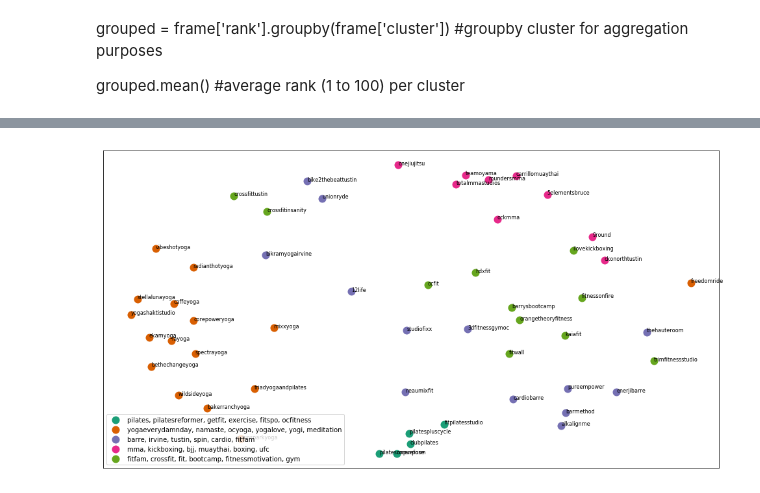
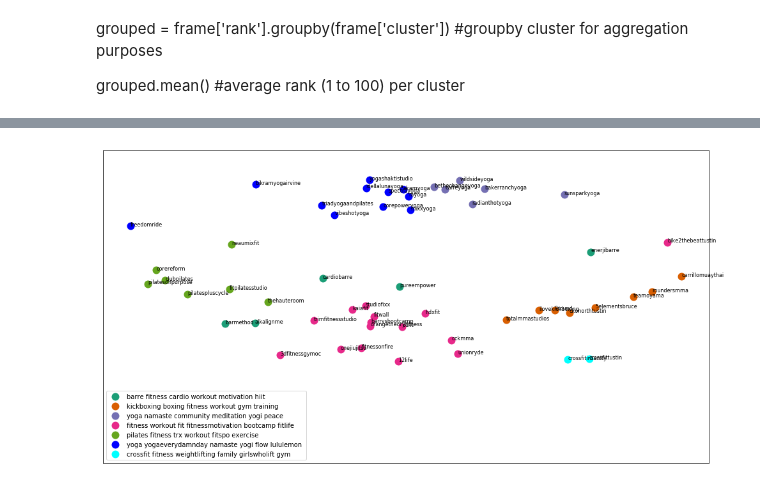
Before and after one commit to mfrate28/Insight, a Jupyter notebook: InsightProject.ipynb, the cells around one changed output, grey strips where cells are left out. Cells and saved outputs as stored; diff of their text form; code cells hidden in the pictures.

```diff
--- a/InsightProject.ipynb
+++ b/InsightProject.ipynb
@@ -38,5 +53,5 @@ ranks = [i for i in range(len(hashtags))]
 # %%
-tfidf_vectorizer = TfidfVectorizer(max_df=0.8, max_features=200000, min_df=0.2, ngram_range=(1,1))
+tfidf_vectorizer = TfidfVectorizer(max_df=0.99, max_features=200000, min_df=0.3, ngram_range=(1,1))
                                  #min_df=0.2, stop_words='english',
                                  #use_idf=True, tokenizer=tokenize_and_stem, ngram_range=(1,3))
 
@@ -58,7 +72,5 @@ dist = 1 - cosine_similarity(tfidf_matrix)
 # %%
-from sklearn.cluster import KMeans
-
-num_clusters = 5
+num_clusters = 7
 
 km = KMeans(n_clusters=num_clusters)
 
@@ -93,22 +107,25 @@ print()
 #sort cluster centers by proximity to centroid
 order_centroids = km.cluster_centers_.argsort()[:, ::-1]
 
+cluster_names = {}
 for i in range(num_clusters):
     print("Cluster %d words:" % i, end='')
+    cluster_names[i]=""
 
     for ind in order_centroids[i, :6]: #replace 6 with n words per cluster
-        print(' %s' % terms[ind].split(' '), end=',')
+        cluster_names[i] += terms[ind].split(' ')[0] + " "
+        print(' %s' % terms[ind].split(' ')[0], end=',')
     print() #add whitespace
     print() #add whitespace
 
     print("Cluster %d titles:" % i, end='')
-    for title in frame.ix[i]['title'].values.tolist():
+    for title in frame.loc[i]['title'].values.tolist():
         print(' %s,' % title, end='')
     print() #add whitespace
     print() #add whitespace
 
     print("Cluster %d group:" % i, end='')
-    for g in frame.ix[i]['genre'].values.tolist():
+    for g in frame.loc[i]['genre'].values.tolist():
         print(' %s,' % g, end='')
     print() #add whitespace
     print() #add whitespace
@@ -135,13 +152,6 @@ Cluster 4 group: HIIT circuit, Crossfit, Crossfit, HIIT circuit, HIIT circuit, H
 # %%
 #set up colors per clusters using a dict
-cluster_colors = {0: '#1b9e77', 1: '#d95f02', 2: '#7570b3', 3: '#e7298a', 4: '#66a61e'}
-
-#set up cluster names using a dict
-cluster_names = {0: 'pilates, pilatesreformer, getfit, exercise, fitspo, ocfitness',
-                 1: 'yogaeverydamnday, namaste, ocyoga, yogalove, yogi, meditation',
-                 2: 'barre, irvine, tustin, spin, cardio, fitfam',
-                 3: 'mma, kickboxing, bjj, muaythai, boxing, ufc',
-                 4: 'fitfam, crossfit, fit, bootcamp, fitnessmotivation, gym'}
+cluster_colors = {0: '#1b9e77', 1: '#d95f02', 2: '#7570b3', 3: '#e7298a', 4: '#66a61e', 5:'blue', 6:'cyan'}
 # %%
 from sklearn.manifold import MDS
 
@@ -175,31 +181,33 @@ ax.margins(0.05) # Optional, just adds 5% padding to the autoscaling
 #note that I use the cluster_name and cluster_color dicts with the 'name' lookup to return the appropriate color/label
 for name, group in groups:
     ax.plot(group.x, group.y, marker='o', linestyle='', ms=12, label=cluster_names[name], color=cluster_colors[name], mec='none')
     ax.set_aspect('auto')
     ax.tick_params(\
         axis= 'x',          # changes apply to the x-axis
         which='both',      # both major and minor ticks are affected
         bottom='off',      # ticks along the bottom edge are off
         top='off',         # ticks along the top edge are off
         labelbottom='off')
     ax.tick_params(\
         axis= 'y',         # changes apply to the y-axis
         which='both',      # both major and minor ticks are affected
         left='off',      # ticks along the bottom edge are off
         top='off',         # ticks along the top edge are off
         labelleft='off')
 
 ax.legend(numpoints=1)  #show legend with only 1 point
 
+#ax.set_xlim([-1,1] )
+ax.set_ylim([-1.3,.85])
 #add label in x,y position with the label as the film title
 for i in range(len(df)):
     ax.text(df.iloc[i]['x'], df.iloc[i]['y'], df.iloc[i]['title'], size=8)
 
 
 
 #plt.show() #show the plot
 
 #uncomment the below to save the plot if need be
 #plt.savefig('clusters_small_noaxes.png', dpi=200)
 # %% [output]
-[figure, old version]
+[figure, new version]
```
Also changed, not shown: parts of 16 cells of this notebook.
